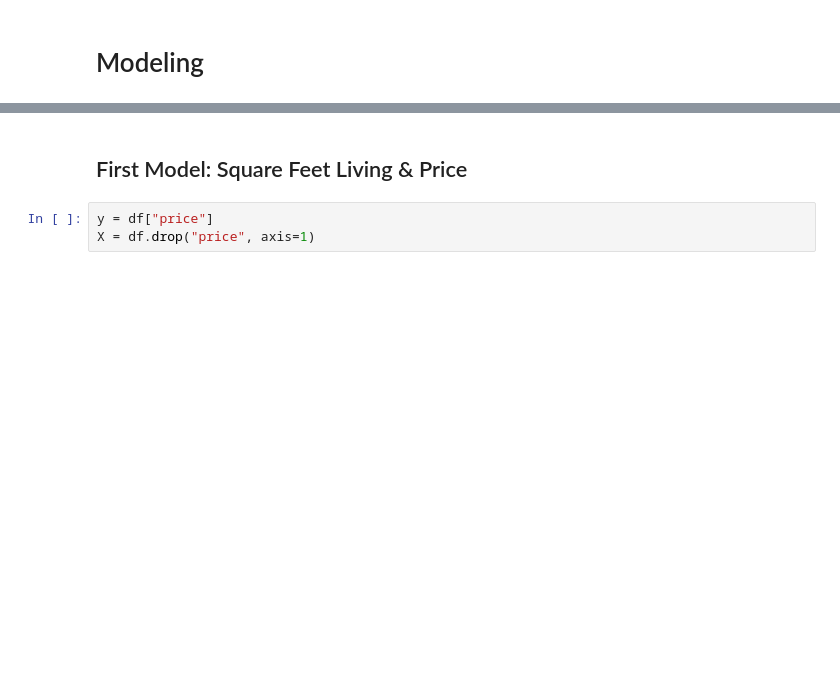
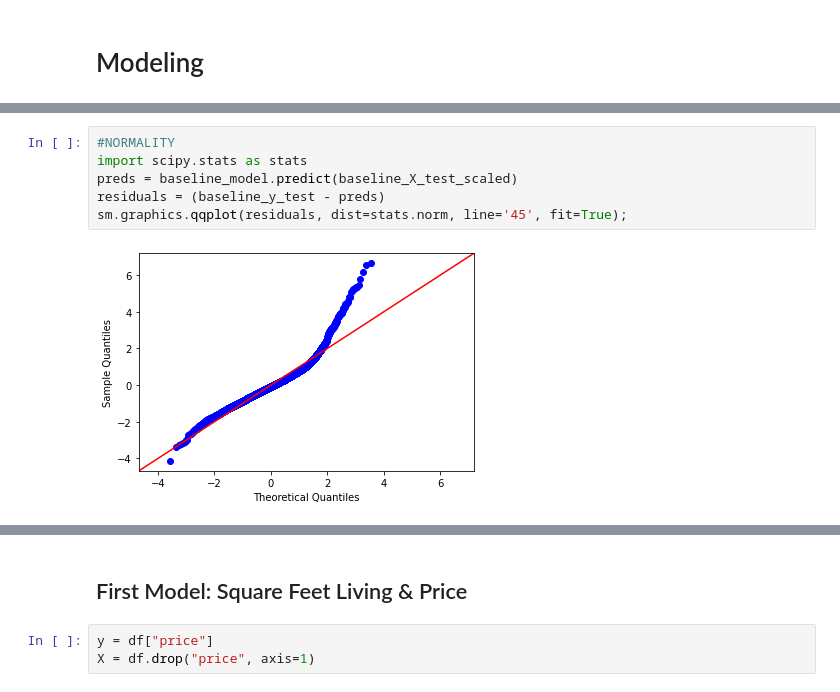
Before and after one commit to cyborgsage/kingco-realestate, a Jupyter notebook: doug_index.ipynb, the cells around one changed output, grey strips where cells are left out. Drawn from its saved outputs; the diff is of its cells as text; blank space fills up the shorter version.

```diff
--- a/doug_index.ipynb
+++ b/doug_index.ipynb
@@ -240,0 +205,8 @@ df = df.drop('mean_price', axis=1)
+# %%
+#NORMALITY
+import scipy.stats as stats
+preds = baseline_model.predict(baseline_X_test_scaled)
+residuals = (baseline_y_test - preds)
+sm.graphics.qqplot(residuals, dist=stats.norm, line='45', fit=True);
+# %% [output]
+[figure, added]
```
Also changed, not shown: parts of 60 cells of this notebook.
